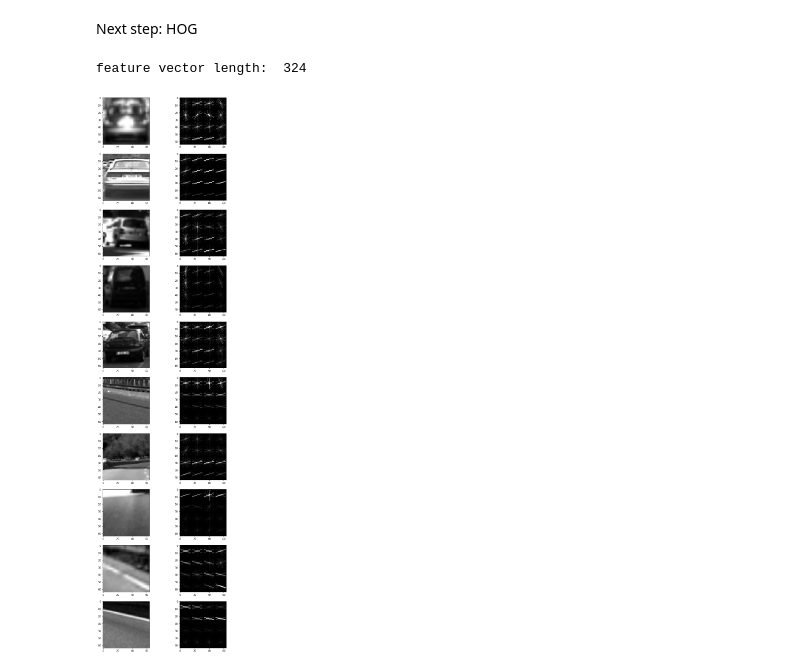
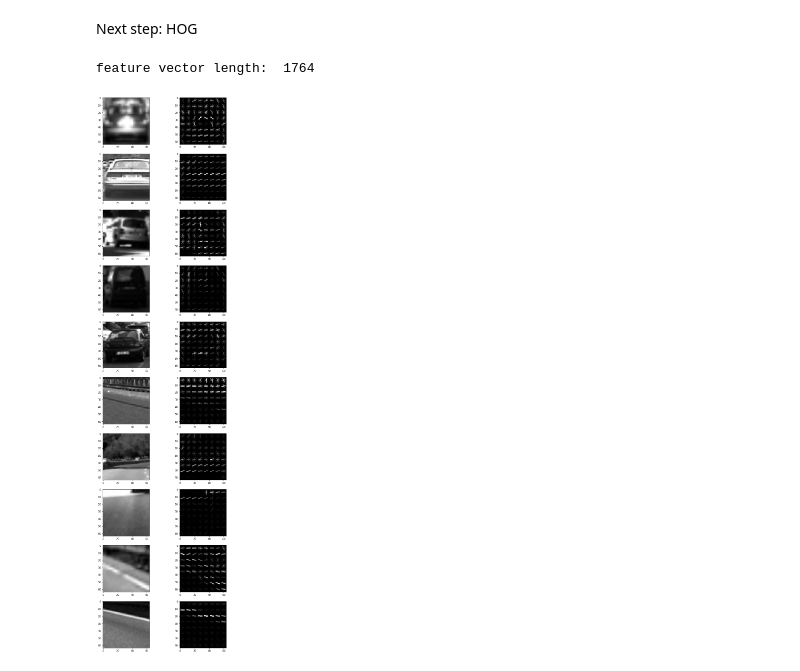
Before and after one commit to KonArtist02/CarND-Vehicle-Detection, a Jupyter notebook: CarND-Vehicle-Detection.ipynb, the cells around one changed output. Drawn from its saved outputs; the diff is of its cells as text; code cells hidden in the pictures.

```diff
--- a/CarND-Vehicle-Detection.ipynb
+++ b/CarND-Vehicle-Detection.ipynb
@@ -213,21 +214,21 @@ Next step: HOG
 # %%
 ### Visualize HOG
 
 plt.figure(figsize=(10,40))
 for i, img in enumerate(test_images):
     img = cv2.cvtColor(img, cv2.COLOR_RGB2GRAY)
-    features, hog_image = get_hog_features(img, orient=9, pix_per_cell=16, cell_per_block=2,
+    features, hog_image = get_hog_features(img, orient=9, pix_per_cell=8, cell_per_block=2,
                         vis=True, feature_vec=True)
 
     plt.subplot(10,2,2*i+1)
     plt.imshow(img, cmap='gray')
     plt.subplot(10,2,2*i+2)
     plt.imshow(hog_image, cmap='gray')
 plt.savefig('./output_images/hog_features.png', bbox_inches='tight')
 print ('feature vector length: ', len(features))
 # %% [output]
-feature vector length:  324
+feature vector length:  1764
-[figure, old version]
+[figure, new version]
 # %%
 ### Preprocess data
 
```
Also changed, not shown: parts of 6 cells of this notebook, 3 other files.
